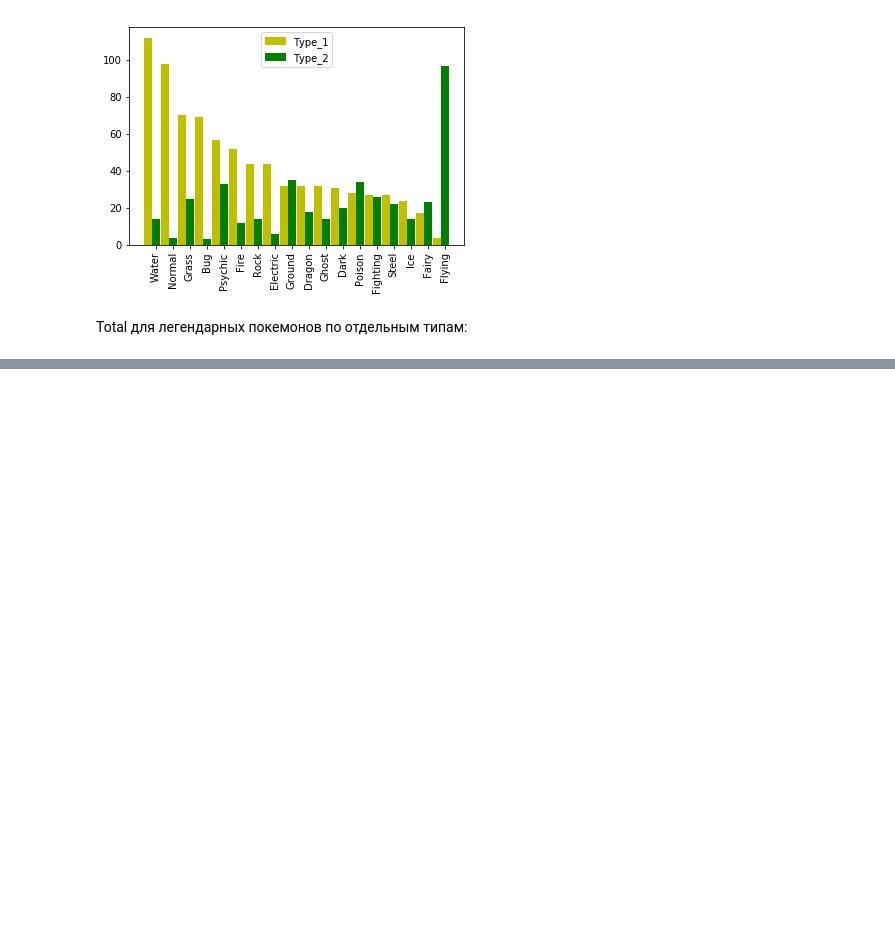
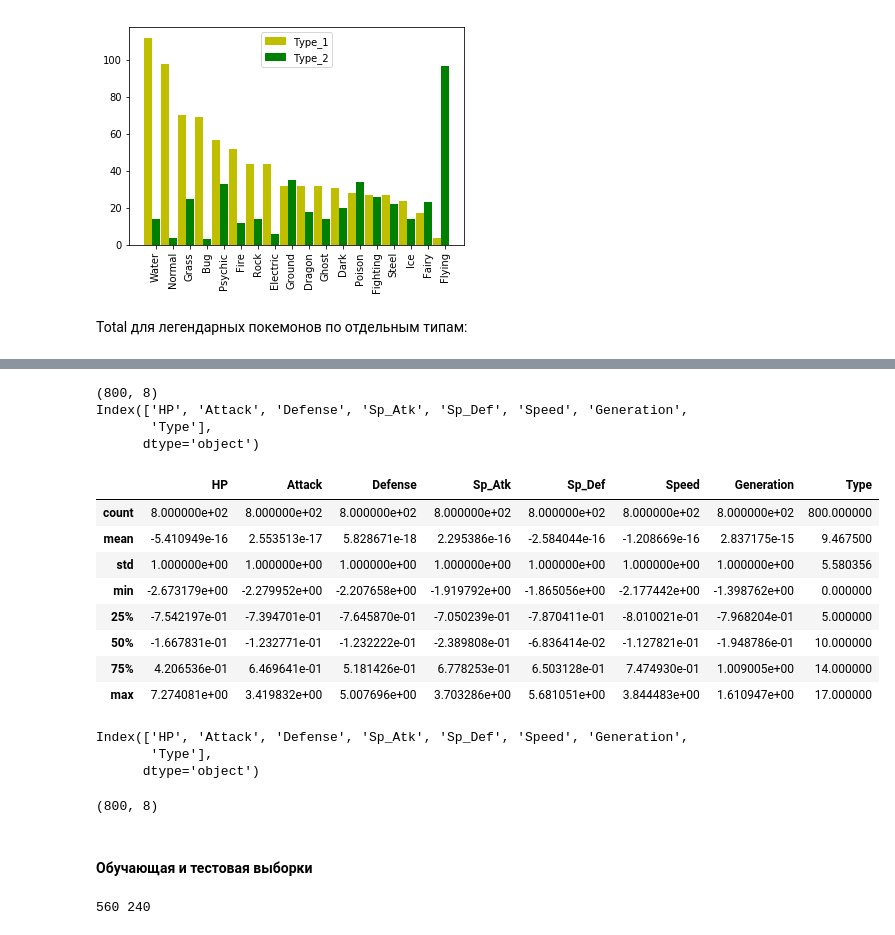
Before and after one commit to AblyazovDavlat/MLPokemons, a Jupyter notebook: pokemons_analytics.ipynb, the cells around one changed output, grey strips where cells are left out. Cells and saved outputs as stored; diff of their text form; code cells hidden in the pictures; blank space fills up the shorter version.

```diff
--- a/pokemons_analytics.ipynb
+++ b/pokemons_analytics.ipynb
@@ -159,0 +252,5 @@ Total для легендарных покемонов по отдельным
+# %%
+categorical_columns = [c for c in data.columns if data[c].dtype.name == 'object']
+numerical_columns   = [c for c in data.columns if data[c].dtype.name != 'object']
+print (categorical_columns)
+print (numerical_columns)
@@ -159,0 +262,3 @@ Total для легендарных покемонов по отдельным
+# %%
+data_numerical = data[numerical_columns]
+data_numerical.describe()
@@ -159,0 +275,3 @@ Total для легендарных покемонов по отдельным
+# %%
+data_numerical = (data_numerical - data_numerical.mean(axis = 0))/data_numerical.std(axis = 0)
+data_numerical.describe()
@@ -159,0 +288,47 @@ Total для легендарных покемонов по отдельным
+# %%
+data = data_numerical
+data['Type'] = data_nonbinary
+print(data.shape)
+print (data.columns)
+# %% [output]
+(800, 8)
+Index(['HP', 'Attack', 'Defense', 'Sp_Atk', 'Sp_Def', 'Speed', 'Generation',
+       'Type'],
+      dtype='object')
+# %%
+data.describe()
+# %% [output]
+|  | HP | Attack | Defense | Sp_Atk | Sp_Def | Speed | Generation | Type |
+| count | 8.000000e+02 | 8.000000e+02 | 8.000000e+02 | 8.000000e+02 | 8.000000e+02 | 8.000000e+02 | 8.000000e+02 | 800.000000 |
+| mean | -5.410949e-16 | 2.553513e-17 | 5.828671e-18 | 2.295386e-16 | -2.584044e-16 | -1.208669e-16 | 2.837175e-15 | 9.467500 |
+| std | 1.000000e+00 | 1.000000e+00 | 1.000000e+00 | 1.000000e+00 | 1.000000e+00 | 1.000000e+00 | 1.000000e+00 | 5.580356 |
+| min | -2.673179e+00 | -2.279952e+00 | -2.207658e+00 | -1.919792e+00 | -1.865056e+00 | -2.177442e+00 | -1.398762e+00 | 0.000000 |
+| 25% | -7.542197e-01 | -7.394701e-01 | -7.645870e-01 | -7.050239e-01 | -7.870411e-01 | -8.010021e-01 | -7.968204e-01 | 5.000000 |
+| 50% | -1.667831e-01 | -1.232771e-01 | -1.232222e-01 | -2.389808e-01 | -6.836414e-02 | -1.127821e-01 | -1.948786e-01 | 10.000000 |
+| 75% | 4.206536e-01 | 6.469641e-01 | 5.181426e-01 | 6.778253e-01 | 6.503128e-01 | 7.474930e-01 | 1.009005e+00 | 14.000000 |
+| max | 7.274081e+00 | 3.419832e+00 | 5.007696e+00 | 3.703286e+00 | 5.681051e+00 | 3.844483e+00 | 1.610947e+00 | 17.000000 |
+# %%
+Z = data
+names = Z.columns
+print(names)
+# %% [output]
+Index(['HP', 'Attack', 'Defense', 'Sp_Atk', 'Sp_Def', 'Speed', 'Generation',
+       'Type'],
+      dtype='object')
+# %%
+print(Z.shape)
+N, d = Z.shape
+# %% [output]
+(800, 8)
+# %% [markdown]
+#### Обучающая и тестовая выборки
+# %%
+from sklearn.model_selection import train_test_split
+X_train, X_test, y_train, y_test = train_test_split(Z, y, test_size = 0.3, random_state = 1)
+
+N_train, _ = X_train.shape
+N_test,  _ = X_test.shape
+
+print(N_train, N_test)
+# %% [output]
+560 240
```
Also changed, not shown: parts of 31 cells of this notebook.
